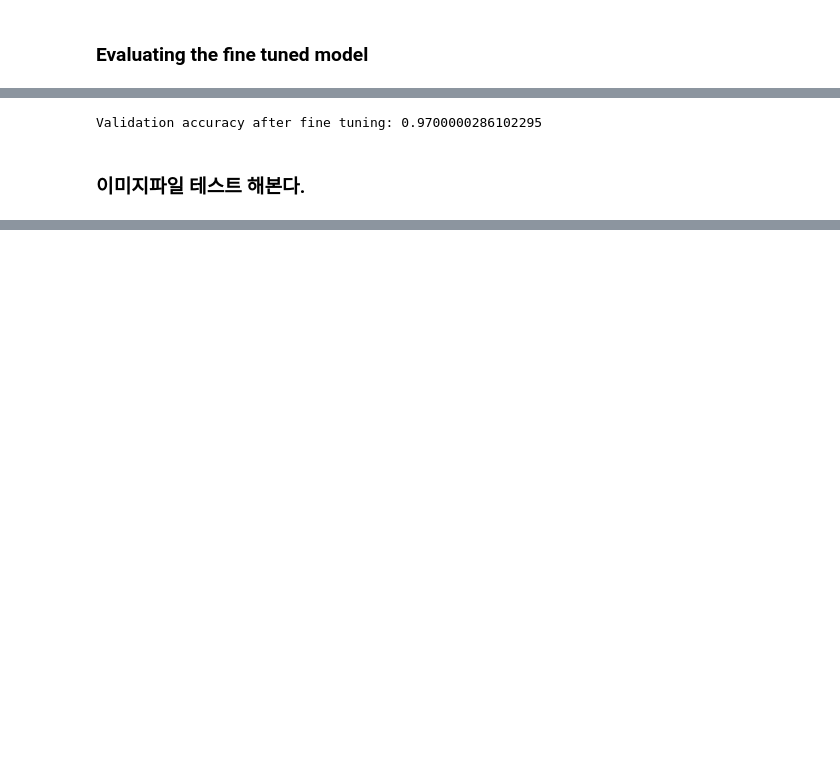
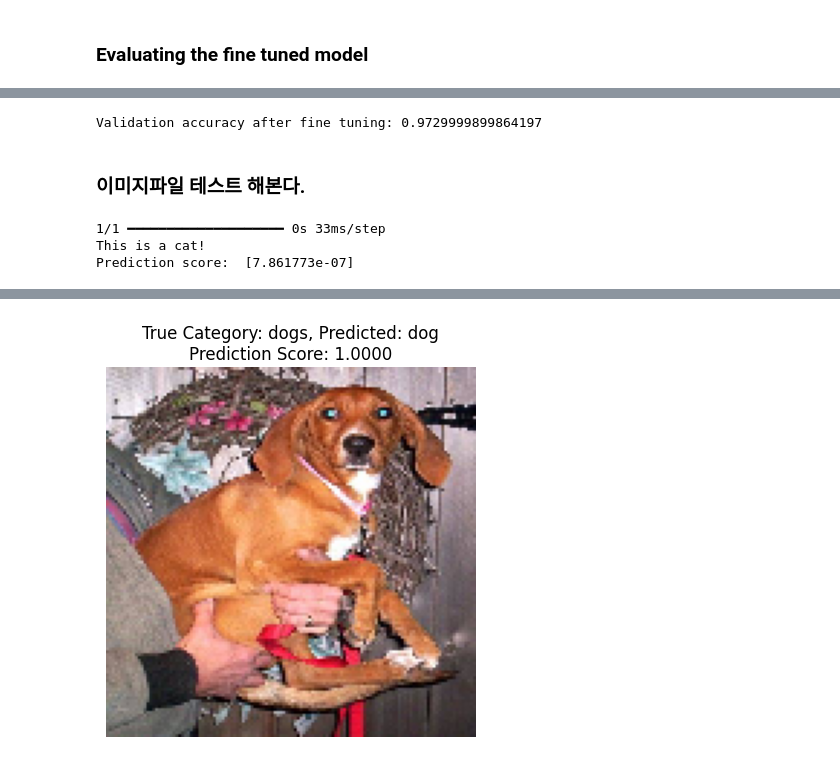
Before and after one commit to warwar12/warwar12, a Jupyter notebook: 3 Transfer_Learning_and_Fine_Tunning.ipynb, the cells around one changed output, grey strips where cells are left out. Saved outputs shown, nothing was run; the diff lists cells and outputs as text; code cells hidden in the pictures; blank space fills up the shorter version.

```diff
--- a/3 Transfer_Learning_and_Fine_Tunning.ipynb
+++ b/3 Transfer_Learning_and_Fine_Tunning.ipynb
@@ -126,7 +125,7 @@ model = tf.keras.models.Model(inputs=base_model.input, outputs=prediction_layer)
 # %% [markdown]
 ### Compiling the model
 # %%
-model.compile(optimizer=tf.keras.optimizers.RMSprop(lr=0.0001), loss="binary_crossentropy", metrics=["accuracy"])
+model.compile(optimizer=tf.keras.optimizers.RMSprop(learning_rate=0.0001), loss="binary_crossentropy", metrics=["accuracy"])
 # %% [markdown]
 ### Creating Data Generators
 
@@ -196,7 +195,7 @@ for layer in base_model.layers[:fine_tune_at]:
 # %% [markdown]
 ### Compiling the model for fine-tuning
 # %%
-model.compile(optimizer=tf.keras.optimizers.RMSprop(lr=0.0001),
+model.compile(optimizer=tf.keras.optimizers.RMSprop(learning_rate=0.0001),
               loss='binary_crossentropy',
               metrics=['accuracy'])
 # %% [markdown]
@@ -226,6 +225,75 @@ valid_loss, valid_accuracy = model.evaluate(valid_generator)
 # %%
 print("Validation accuracy after fine tuning: {}".format(valid_accuracy))
 # %% [output]
-Validation accuracy after fine tuning: 0.9700000286102295
+Validation accuracy after fine tuning: 0.9729999899864197
 # %% [markdown]
 ### 이미지파일 테스트 해본다.
+# %%
+from tensorflow.keras.preprocessing import image
+import numpy as np
+
+# Path to the image you want to test
+image_path = '/content/cats_and_dogs_filtered/validation/cats/cat.2000.jpg' # Replace with your image path
+
+img = image.load_img(image_path, target_size=(128, 128))
+img_array = image.img_to_array(img)
+img_array = np.expand_dims(img_array, axis=0)
+img_array /= 255.0 # Rescale the image
+
+# Make a prediction
+prediction = model.predict(img_array)
+
+# Interpret the prediction
+if prediction[0] > 0.5:
+    print("This is a dog!")
+else:
+    print("This is a cat!")
+
+print("Prediction score: ", prediction[0])
+# %% [output]
+1/1 ━━━━━━━━━━━━━━━━━━━━ 0s 33ms/step
+This is a cat!
+Prediction score:  [7.861773e-07]
+# %%
+import random
+from tensorflow.keras.preprocessing import image
+import numpy as np
+import matplotlib.pyplot as plt
+import os
+
+# Function to get a random image path from the dataset
+def get_random_image(base_dir):
+    categories = ['cats', 'dogs']
+    category = random.choice(categories)
+    category_dir = os.path.join(base_dir, category)
+    image_name = random.choice(os.listdir(category_dir))
+    image_path = os.path.join(category_dir, image_name)
+    return image_path, category
+
+# Path to the validation dataset
+validation_data_dir = './cats_and_dogs_filtered/validation'
+
+# Get a random image path and its true category
+random_image_path, true_category = get_random_image(validation_data_dir)
+
+# Load and preprocess the image
+img = image.load_img(random_image_path, target_size=(128, 128))
+img_array = image.img_to_array(img)
+img_array = np.expand_dims(img_array, axis=0)
+img_array /= 255.0
+
+# Make a prediction
+prediction = model.predict(img_array)
+
+# Interpret the prediction
+if prediction[0] > 0.5:
+    predicted_category = "dog"
+else:
+    predicted_category = "cat"
+
+# Display the image and prediction
+plt.imshow(img)
+plt.title(f"True Category: {true_category}, Predicted: {predicted_category}\nPrediction Score: {prediction[0][0]:.4f}")
+plt.axis('off')
+plt.show()
+# %% [output]
@@ -231,0 +301 @@ Validation accuracy after fine tuning: 0.9700000286102295
+[figure, added]
```
Also changed, not shown: parts of 12 cells of this notebook.
